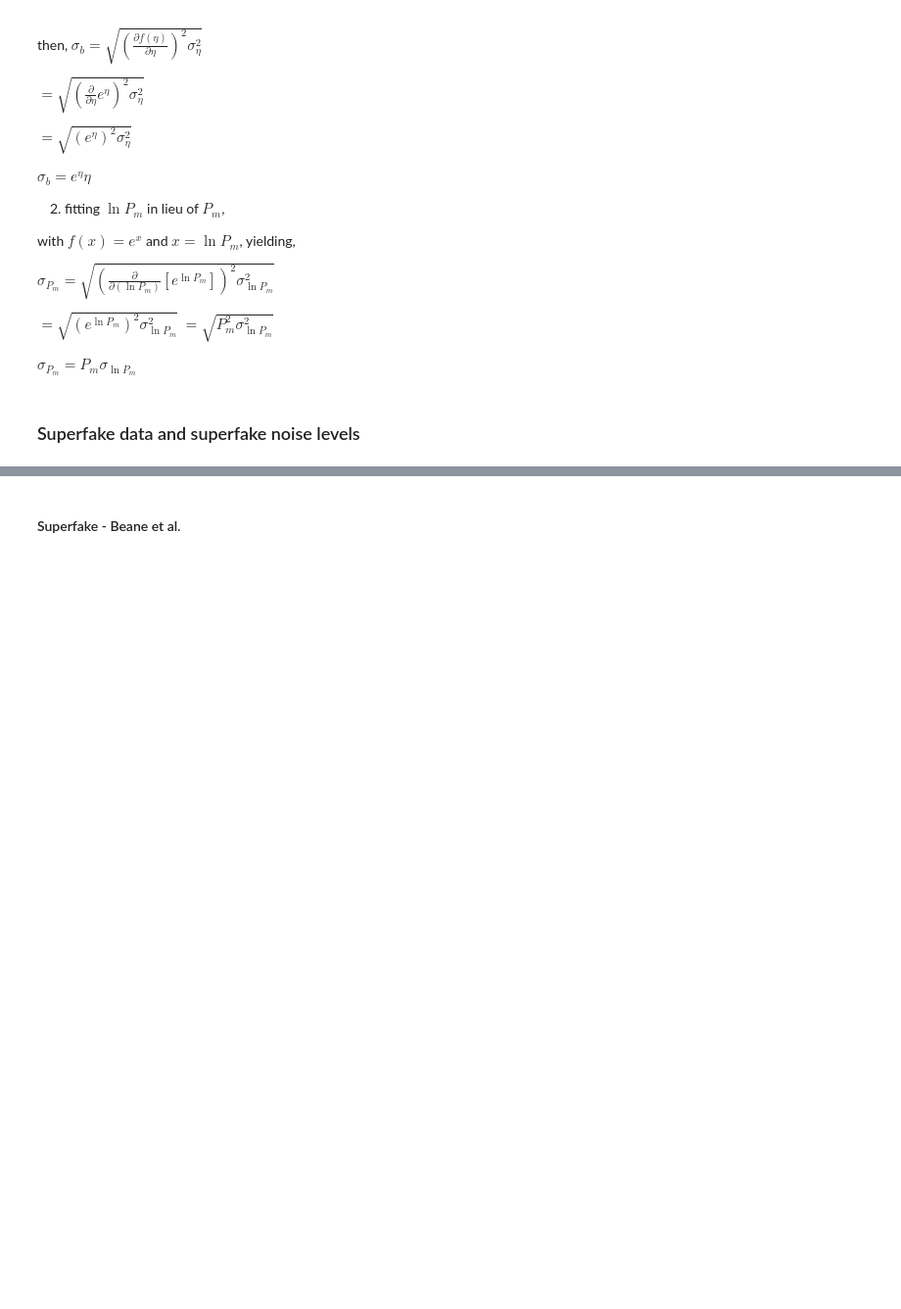
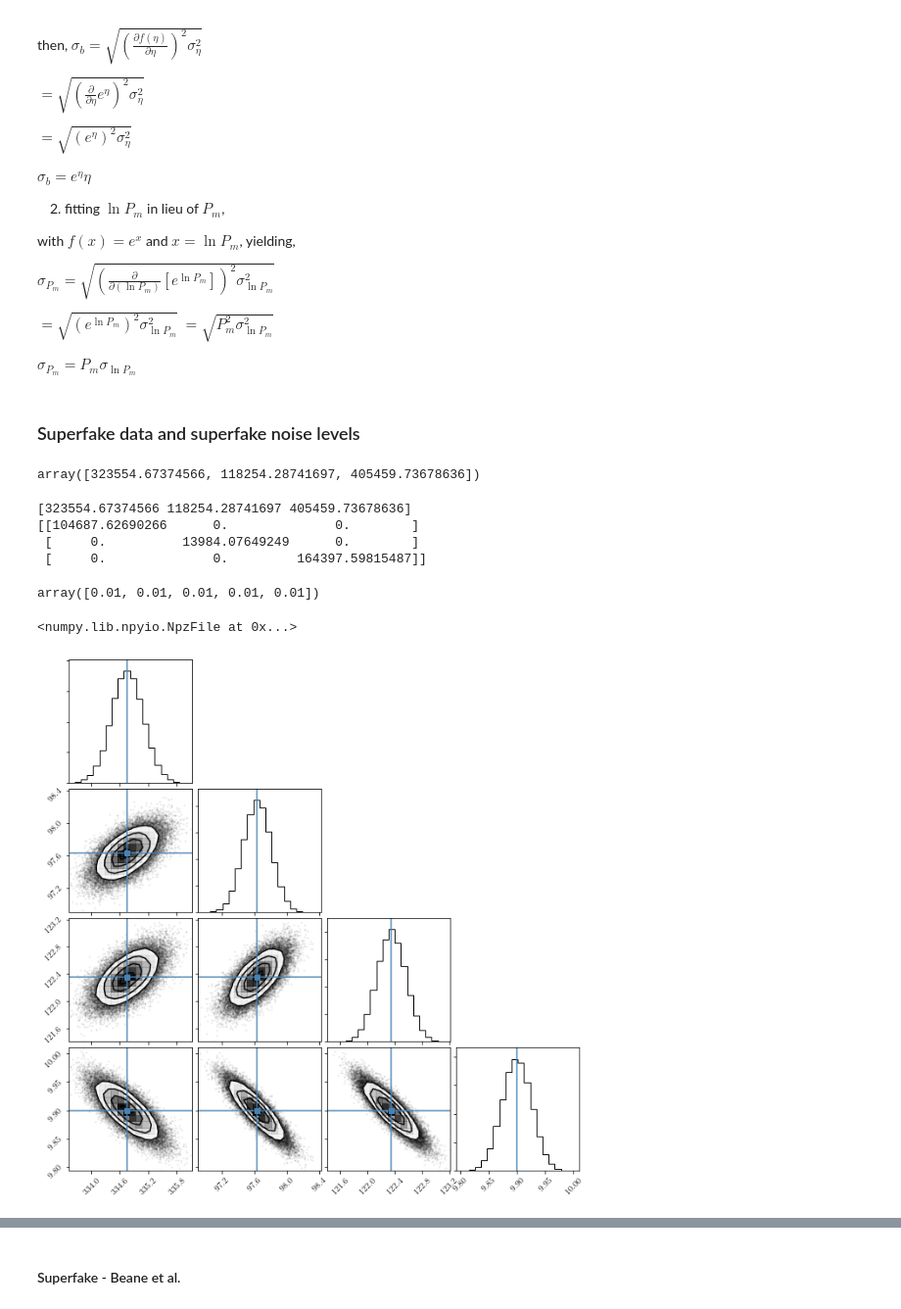
Before and after one commit to lisaleemcb/deprism, a Jupyter notebook: generate_spectra.ipynb, the cells around one changed output, grey strips where cells are left out. Shown at 98% size. Cells and saved outputs as stored; diff of their text form; code cells hidden in the pictures; blank space fills up the shorter version.

```diff
--- a/generate_spectra.ipynb
+++ b/generate_spectra.ipynb
@@ -1990,6 +2003,33 @@ N_sf_con, n_sf_con = analysis.get_noise(k_indices, std_sf_con, params_sf['b_i'])
 N_sf_pess, n_sf_pess = analysis.get_noise(k_indices, std_sf_pess, params_sf['b_i'])
 
 #N = analysis.create_noise_matrix(k_indices, variances)
+# %%
+data_sf[1:-1]
+# %% [output]
+array([323554.67374566, 118254.28741697, 405459.73678636])
+# %%
+data = utils.fetch_data(k_indices, spectra_sf[1], b_0=params_sf['b_i'])[1:-1]
+print(data)
+N = analysis.estimate_errors(data, frac_error=.001)#[1:-1,1:-1]
+print(N)
+# %% [output]
+[323554.67374566 118254.28741697 405459.73678636]
+[[104687.62690266      0.              0.        ]
+ [     0.          13984.07649249      0.        ]
+ [     0.              0.         164397.59815487]]
+# %%
+np.sqrt(np.diag(analysis.estimate_errors(data_sf))) / data_sf
+# %% [output]
+array([0.01, 0.01, 0.01, 0.01, 0.01])
+# %%
+check = np.load('sf_results_p001_N001.npz')
+check
+# %% [output]
+<numpy.lib.npyio.NpzFile at 0x...>
+# %%
+fig = corner.corner(check['samples'], truths=p_sf_tot[:-1])
+# %% [output]
+[figure, added]
 # %%
 realizations = 3
 noises = np.linspace(.01, .25, 3)
```
Also changed, not shown: parts of 59 cells of this notebook, 2 other files.
